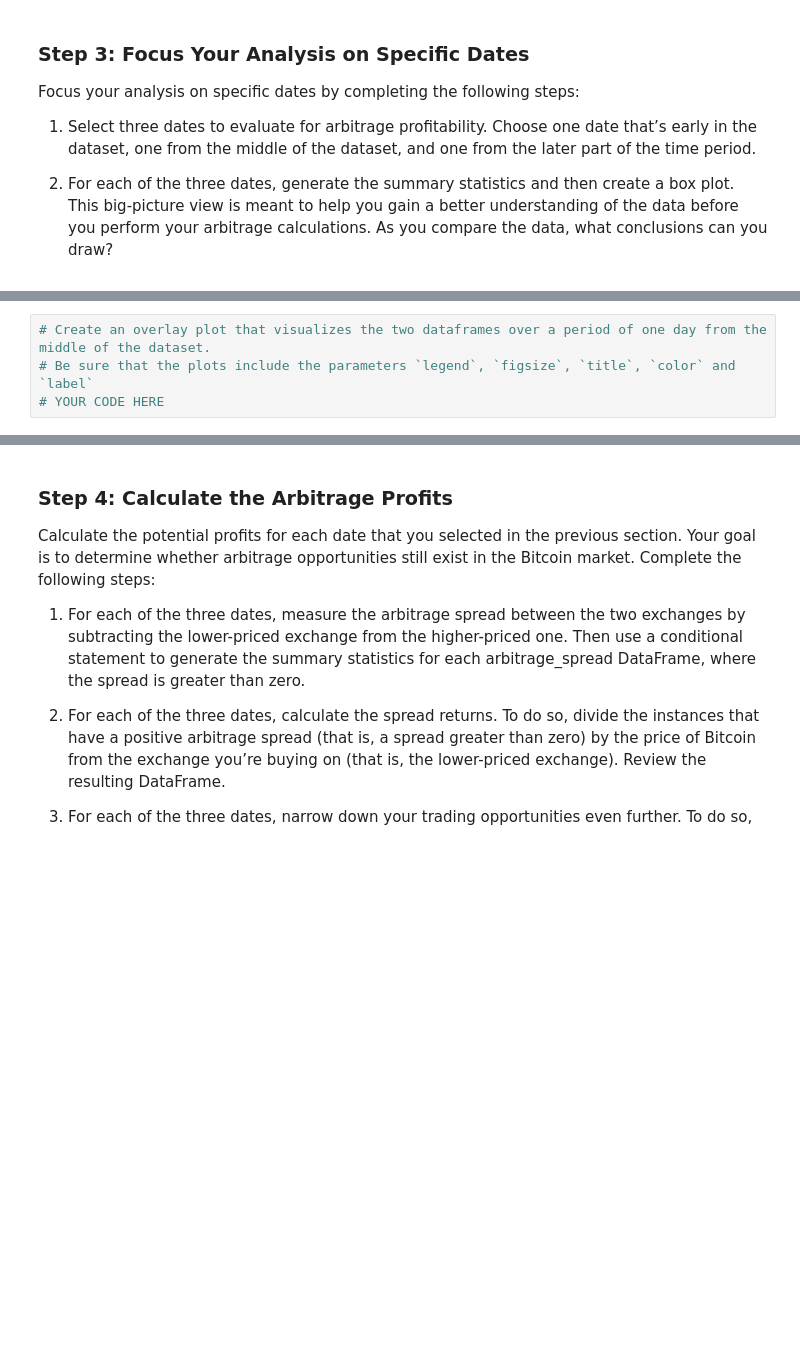
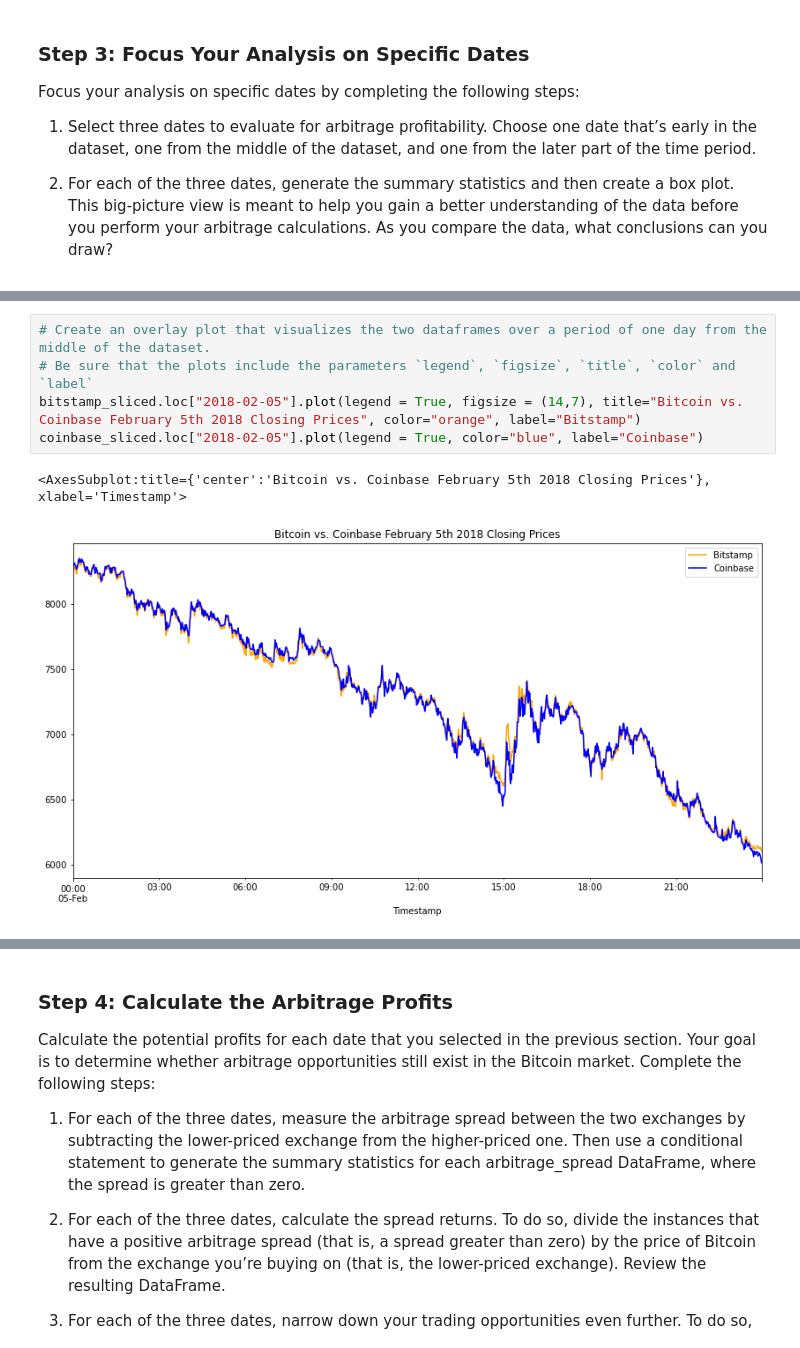
Before and after one commit to Kevinator9000/fintech_challenge_3, a Jupyter notebook: crypto_arbitrage.ipynb, the cells around one changed output, grey strips where cells are left out. Cells and saved outputs as stored; diff of their text form; blank space fills up the shorter version.

```diff
--- a/crypto_arbitrage.ipynb
+++ b/crypto_arbitrage.ipynb
@@ -370,7 +378,11 @@ arbitrage_spread_early = # YOUR CODE HERE
 # %%
 # Create an overlay plot that visualizes the two dataframes over a period of one day from the middle of the dataset.
 # Be sure that the plots include the parameters `legend`, `figsize`, `title`, `color` and `label`
-# YOUR CODE HERE
+bitstamp_sliced.loc["2018-02-05"].plot(legend = True, figsize = (14,7), title="Bitcoin vs. Coinbase February 5th 2018 Closing Prices", color="orange", label="Bitstamp")
+coinbase_sliced.loc["2018-02-05"].plot(legend = True, color="blue", label="Coinbase")
+# %% [output]
+<AxesSubplot:title={'center':'Bitcoin vs. Coinbase February 5th 2018 Closing Prices'}, xlabel='Timestamp'>
+[figure, added]
 # %%
 # Using the date in the middle that you have selected, calculate the arbitrage spread
 # by subtracting the bitstamp lower closing prices from the coinbase higher closing prices
```
Also changed, not shown: parts of 27 cells of this notebook.
